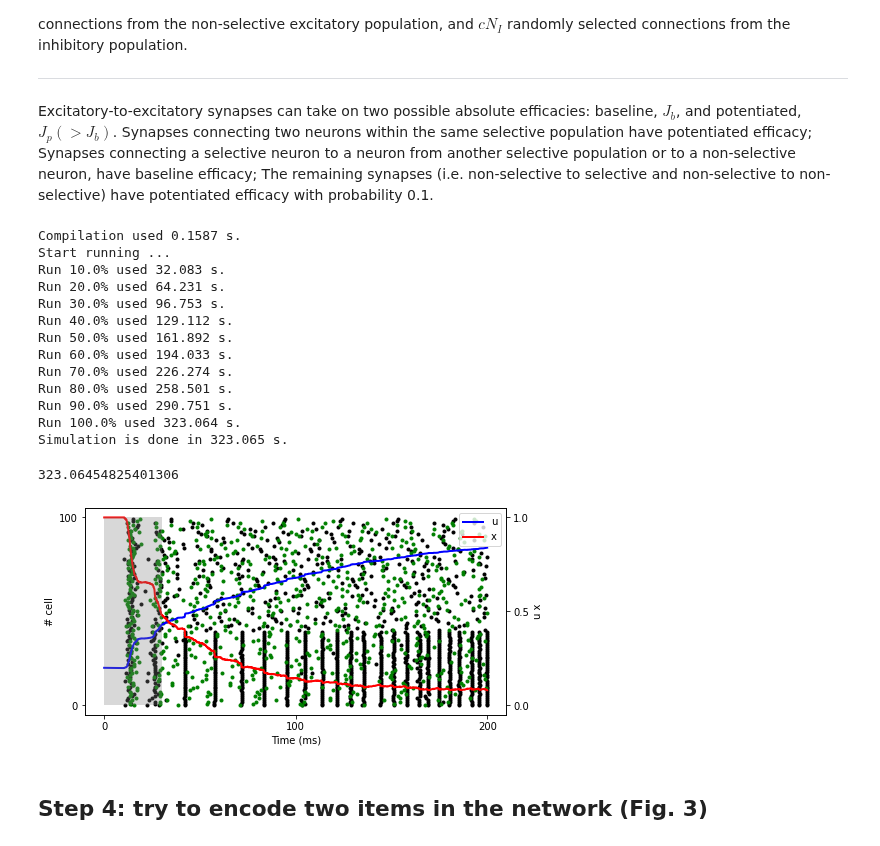
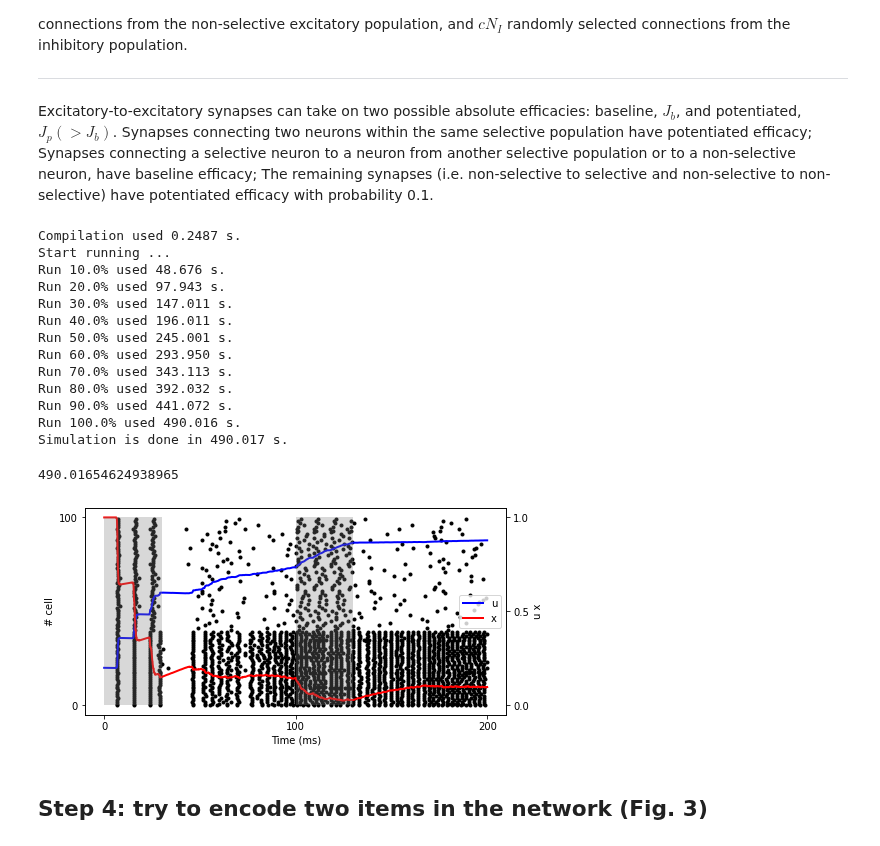
Before and after one commit to AohuaCheng/Neuro-and-Complexity-Science, a Jupyter notebook: project/project_spiking_circuit_model_for_working_memory.ipynb, the cells around one changed output. Cells and saved outputs as stored; diff of their text form; code cells hidden in the pictures.

```diff
--- a/project/project_spiking_circuit_model_for_working_memory.ipynb
+++ b/project/project_spiking_circuit_model_for_working_memory.ipynb
@@ -253,14 +253,14 @@ class STP(bp.TwoEndConn):
     # connections
     self.conn = conn(pre.size, post.size)
     self.pre_ids, self.post_ids = self.conn.requires('pre_ids','post_ids')
-    self.num = len(self.pre_ids)
+    self.num = len(self.pre_ids) # number of synapse
 
     # variables
     self.s = bp.ops.zeros(self.num)
     self.u = bp.ops.ones(self.num) * self.U
     self.x = bp.ops.ones(self.num)
     self.w = bp.ops.ones(self.pre.num) * weight
-    self.p = bp.ops.ones(self.pre.num) * prob
+    self.prob = bp.ops.ones(self.pre.num) * prob
     # non-selective to selective/non-selective have potentiated efficacy with probability 0.1
     self.delay = np.random.uniform(delta_1, delta_2, size=self.num)*dt
     self.I_syn = self.register_constant_delay('I_syn', size=self.num, delay_time=self.delay)
@@ -272,10 +272,22 @@ class STP(bp.TwoEndConn):
       u, x = self.integral(self.u[i], self.x[i], _t, self.U, self.tau_F, self.tau_D)
       # update
       self.s[i] = self.pre.spike[pre_id]
-      if (self.w[pre_id] == J_b or self.w[pre_id] == J_p) and (np.random.rand() <= self.p[pre_id]) :
-        I = self.w[pre_id]*self.u[i]*(_t-self.delay[i])*self.x[i]*(_t-self.delay[i])
-      else:
-        I = self.w[pre_id]
+      if self.pre.cls == 0 and self.post.cls == 0:
+        I = J_II
+      elif self.pre.cls == 0 and self.post.cls == 1:
+        I = J_IE
+      elif self.pre.cls == 1 and self.post.cls == 0:
+        I = J_EI
+      elif self.pre.cls == 1 and self.post.cls == 1:
+        I = 0
+        if pre_id >= p*f*self.pre.num and (np.random.rand() <= self.prob[pre_id]):
+          I = J_p
+        elif np.floor(pre_id/(f*self.pre.num)) == np.floor(pre_id/(f*self.pre.num)):
+          I = J_p
+        elif np.floor(pre_id/(f*self.pre.num)) != np.floor(pre_id/(f*self.pre.num)):
+          I = I_b
+        # if (self.w[pre_id] == J_b or self.w[pre_id] == J_p) and (np.random.rand() <= self.prob[pre_id]) :
+        I = I * self.u[i]*(_t-self.delay[i])*self.x[i]*(_t-self.delay[i])
       self.I_syn.push(i, self.s[i] * I)
       u += self.s[i] * self.U * (1-self.u[i])
       x -= self.s[i] * u * self.x[i]
@@ -408,15 +386,18 @@ import warnings
 warnings.filterwarnings('ignore')
 # %%
 # Network
-
+tau_m_E = 50
+tau_m_I = 30
 N_E = 200 # Number of excitatory cells
 N_I = 50 # Number of inhibitory cells
 t_duration = 200
 T_cue = 30
+
 idx_duration = int(t_duration / dt)
 input_A = bp.ops.ones(idx_duration)
 idx_T_cue = int(T_cue / dt)
-input_A[0: idx_T_cue] = S_A_cue
+input_A[0: idx_T_cue] = 2
+input_A[int(idx_duration/2): int(idx_duration/2)+idx_T_cue] = 2
 input_I = (input_A-1)*np.random.normal(mu_ext_E, sigma_ext_E, size=idx_duration)
 
 # define the excitatory population and inhibitory population
@@ -425,7 +406,7 @@ I = LIF(N_I, cls=0, monitors=['spike'])
 
 # define the efficacy
 J = bp.ops.ones(N_E)*J_p
-J[int(p*f*N_E): N_E] = J_b
+# J[int(p*f*N_E): N_E] = J_b
 gamma = bp.ops.ones(N_E)
 gamma[int(p*f*N_E): N_E]=gamma_0
 
@@ -437,55 +418,56 @@ I2I = STP(pre=I, post=I, conn=bp.connect.FixedPreNum(num=int(c*N_I)), weight = J
 net = bp.Network(E, I, E2E, E2I, I2E, I2I)
 net.run(duration=t_duration, inputs=(E, 'input', input_I), report=True)
 # %% [output]
-Compilation used 0.1587 s.
+Compilation used 0.2487 s.
 Start running ...
-Run 10.0% used 32.083 s.
-Run 20.0% used 64.231 s.
-Run 30.0% used 96.753 s.
-Run 40.0% used 129.112 s.
-Run 50.0% used 161.892 s.
-Run 60.0% used 194.033 s.
-Run 70.0% used 226.274 s.
-Run 80.0% used 258.501 s.
-Run 90.0% used 290.751 s.
-Run 100.0% used 323.064 s.
-Simulation is done in 323.065 s.
+Run 10.0% used 48.676 s.
+Run 20.0% used 97.943 s.
+Run 30.0% used 147.011 s.
+Run 40.0% used 196.011 s.
+Run 50.0% used 245.001 s.
+Run 60.0% used 293.950 s.
+Run 70.0% used 343.113 s.
+Run 80.0% used 392.032 s.
+Run 90.0% used 441.072 s.
+Run 100.0% used 490.016 s.
+Simulation is done in 490.017 s.
-323.06454825401306
+490.01654624938965
 # %%
 # plot
 fig, gs = bp.visualize.get_figure(row_num=4, col_num=1, row_len=3, col_len=7)
 
 # fig.add_subplot(gs[0, 0])
 # plt.plot(net.ts, E.mon.V[:,0], color='b', label='pre-Vm')
 # plt.legend(loc='best')
 # fig.add_subplot(gs[1, 0])
 # plt.plot(net.ts, I.mon.V[:,0], color='r', label='post-Vm')
 # plt.legend(loc='best')
 # fig.add_subplot(gs[2, 0])
 # plt.plot(net.ts, np.mean(E.mon.V,axis=1), color='b', label='pre-Vm')
 # plt.plot(net.ts, np.mean(I.mon.V,axis=1), color='r', label='post-Vm')
 # plt.legend(loc='best')
 ax=fig.add_subplot(gs[3, 0])
 bp.visualize.raster_plot(net.ts, E.mon.spike[:, 0:int(N_E/2)], markersize=6, color='k', ylabel='')
-bp.visualize.raster_plot(net.ts, E.mon.spike[:, int(N_E/2):N_E], markersize=6, color='g', ylabel='')
+# bp.visualize.raster_plot(net.ts, E.mon.spike[:, int(N_E/2):N_E], markersize=6, color='k', ylabel='')
+# bp.visualize.raster_plot(net.ts, I.mon.spike[:, 0:N_I], markersize=6, color='g', ylabel='')
 plt.plot(net.ts, np.mean(E2E.mon.u, axis=1)*int(N_E/2), color='b', linewidth=2., label='u')
-plt.plot(net.ts, np.mean(E2I.mon.x, axis=1)*int(N_E/2), color='r', linewidth=2., label='x')
+plt.plot(net.ts, np.mean(E2E.mon.x, axis=1)*int(N_E/2), color='r', linewidth=2., label='x')
 plt.legend(loc='best')
 # add ylabel
 ax.set_ylabel(('# cell'))
 plt.yticks([0, int(N_E/2)])
 ax1 = ax.twinx()
 ax1.set_ylabel(('u x'))
 # add ticks
 plt.xticks([0, 100, 200])
 plt.yticks([0, 0.5, 1])
 # add shade
 plt.fill_between([0,30],0,1,facecolor='gray',alpha=0.3)
-
+plt.fill_between([t_duration/2, t_duration/2+T_cue],0,1,facecolor='gray',alpha=0.3)
 
 plt.show()
 # %% [output]
-[figure, old version]
+[figure, new version]
 # %% [markdown]
 ## Step 4: try to encode two items in the network (Fig. 3)
 # %% [markdown]
```
Also changed, not shown: parts of 6 cells of this notebook.
